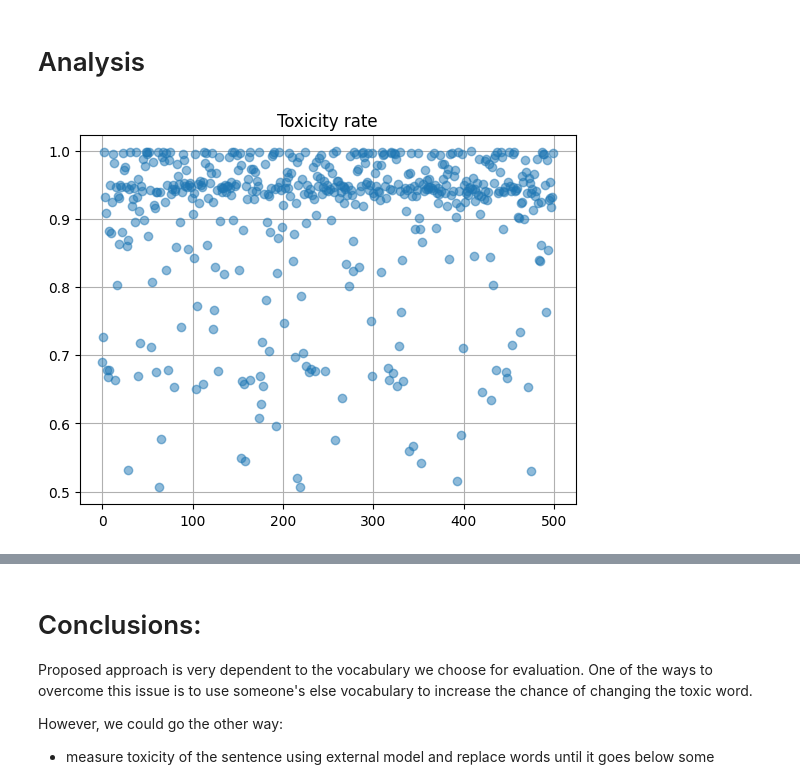
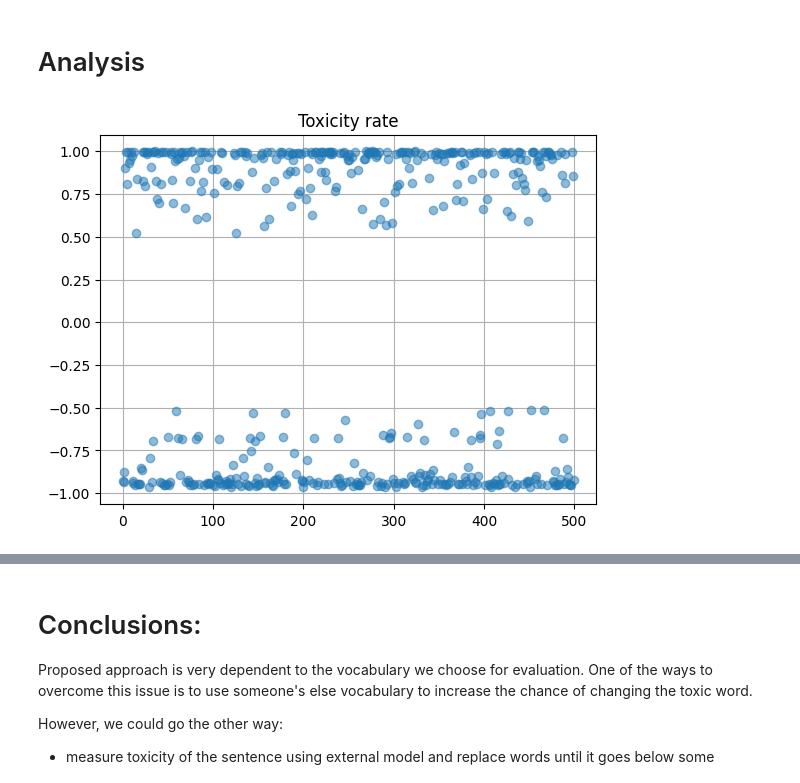
Before and after one commit to lvjonok/f23-pmldl-assignment1, a Jupyter notebook: notebooks/3.0-evaluate-bert.ipynb, the cells around one changed output, grey strips where cells are left out. Saved outputs shown, nothing was run; the diff lists cells and outputs as text; code cells hidden in the pictures.

```diff
--- a/notebooks/3.0-evaluate-bert.ipynb
+++ b/notebooks/3.0-evaluate-bert.ipynb
@@ -197,7 +197,12 @@ def evaluate(sentence):
     # evaluate toxicity
     toxicity = toxicity_rater(sentence)[0]
 
-    return {"sentence": sentence, "bleu_score": bleu_score, "toxicity": toxicity}
+    return {
+        "sentence": sentence,
+        "bleu_score": bleu_score,
+        "toxicity": toxicity,
+        "rate": toxicity["score"] * (-1 if toxicity["label"] == "toxic" else 1),
+    }
 
 
 evaluate(df["reference"].iat[0])
@@ -221,10 +227,8 @@ for sentence in tqdm(df.sample(500)["reference"]):
 # %%
 import matplotlib.pyplot as plt
 
 plt.title("Toxicity rate")
-plt.plot(
-    [h["toxicity"]["score"] for h in history], marker="o", linestyle="None", alpha=0.5
-)
+plt.plot([h["rate"] for h in history], marker="o", linestyle="None", alpha=0.5)
 plt.grid()
 # %% [output]
-[figure, old version]
+[figure, new version]
```
Also changed, not shown: parts of 7 cells of this notebook, 7 other files.
